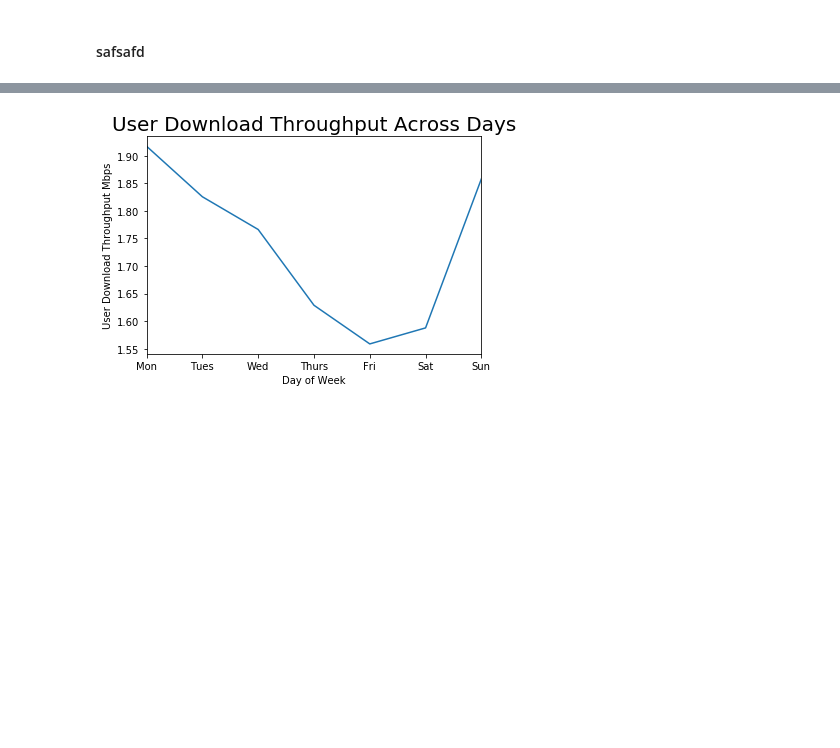
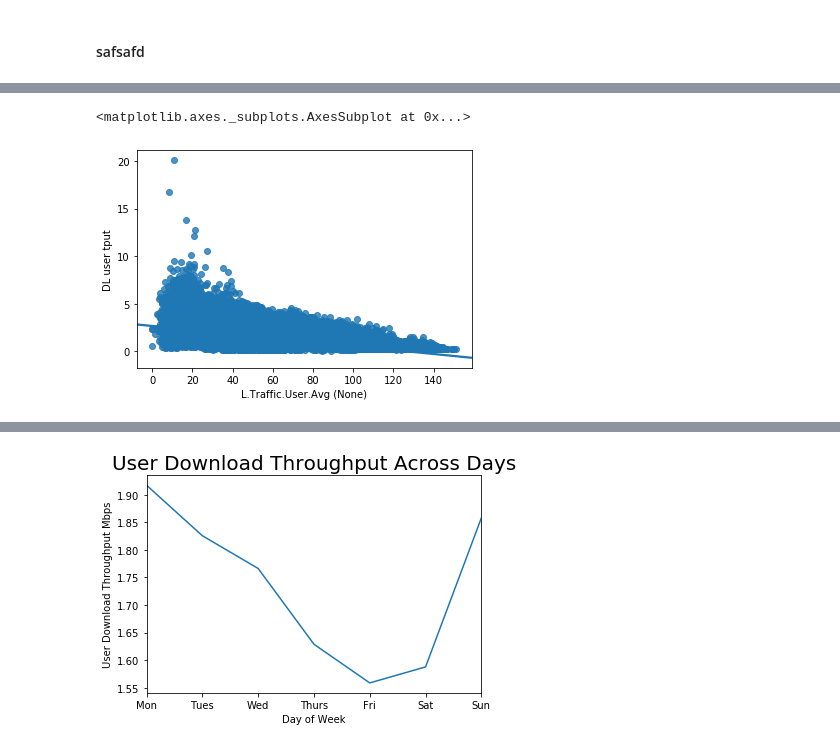
Before and after one commit to athalji/Timeseries_Forecasting_AWS, a Jupyter notebook: data_exploration.ipynb, the cells around one changed output, grey strips where cells are left out. Cells and saved outputs as stored; diff of their text form; code cells hidden in the pictures; blank space fills up the shorter version.

```diff
--- a/data_exploration.ipynb
+++ b/data_exploration.ipynb
@@ -366,0 +320,14 @@ df_cluster
+# %%
+conditions = [
+    (df_cluster['hour of day'] >= 1) & (df_cluster['hour of day'] < 5),
+    (df_cluster['hour of day'] >= 5) & (df_cluster['hour of day'] < 9),
+    (df_cluster['hour of day'] >= 9) & (df_cluster['hour of day'] < 16),
+    (df_cluster['hour of day'] >= 16) & (df_cluster['hour of day'] < 21),
+    (df_cluster['hour of day'] >= 21) | (df_cluster['hour of day'] == 0)
+]
+
+
+
+values = ['NO', 'EB', 'WH', 'AW','EV']
+
+df_cluster['time of day'] = np.select(conditions, values)
@@ -366,0 +362,25 @@ df_cluster
+# %%
+
+cluster_dltput=pd.DataFrame(df_cluster.groupby(['Cell'])['DL user tput'].mean())
+cluster_avguser=pd.DataFrame(df_cluster.groupby(['Cell'])['L.Traffic.User.Avg (None)'].mean())
+cluster_celltput=pd.DataFrame(df_cluster.groupby(['Cell'])['DL cell tput'].mean())
+cluster_traffic=pd.DataFrame(df_cluster.groupby(['Cell'])['Traffic Vol per user'].mean())
+
+#cluster_dltput=cluster_dltput.unstack()
+#cluster_avguser=cluster_avguser.unstack()
+#cluster_celltput=cluster_celltput.unstack()
+
+#cluster_dltput.columns=['AW_tput','EB_tput','NO_tput','WH_tput','EV_tput']
+#cluster_avguser.columns=['AW_users','EB_users','NO_users','WH_users','EV_users']
+
+cluster_dltput['Cell']=cluster_dltput.index
+cluster_dltput.reset_index(level=None, drop=True, inplace=True)
+cluster_avguser['Cell']=cluster_avguser.index
+cluster_avguser.reset_index(level=None, drop=True, inplace=True)
+
+
+cluster_merge=pd.merge(cluster_dltput, cluster_avguser, on="Cell")
+cluster_merge=pd.merge(cluster_merge, cluster_celltput, on="Cell")
+cluster_merge=pd.merge(cluster_merge, cluster_traffic, on="Cell")
+
+#cluster_merge['low_to_high_ratio']=cluster_merge['EB_users']/cluster_merge['NO_users']
@@ -366,0 +425,7 @@ df_cluster
+# %%
+from scipy.stats import pearsonr
+sns.regplot(cluster_merge['L.Traffic.User.Avg (None)'],cluster_merge['DL user tput'])
+#pearsonr(df_cluster['L.Traffic.User.Avg (None)'],df_cluster['DL user tput'])
+# %% [output]
+<matplotlib.axes._subplots.AxesSubplot at 0x...>
+[figure, added]
```
Also changed, not shown: parts of 28 cells of this notebook.
